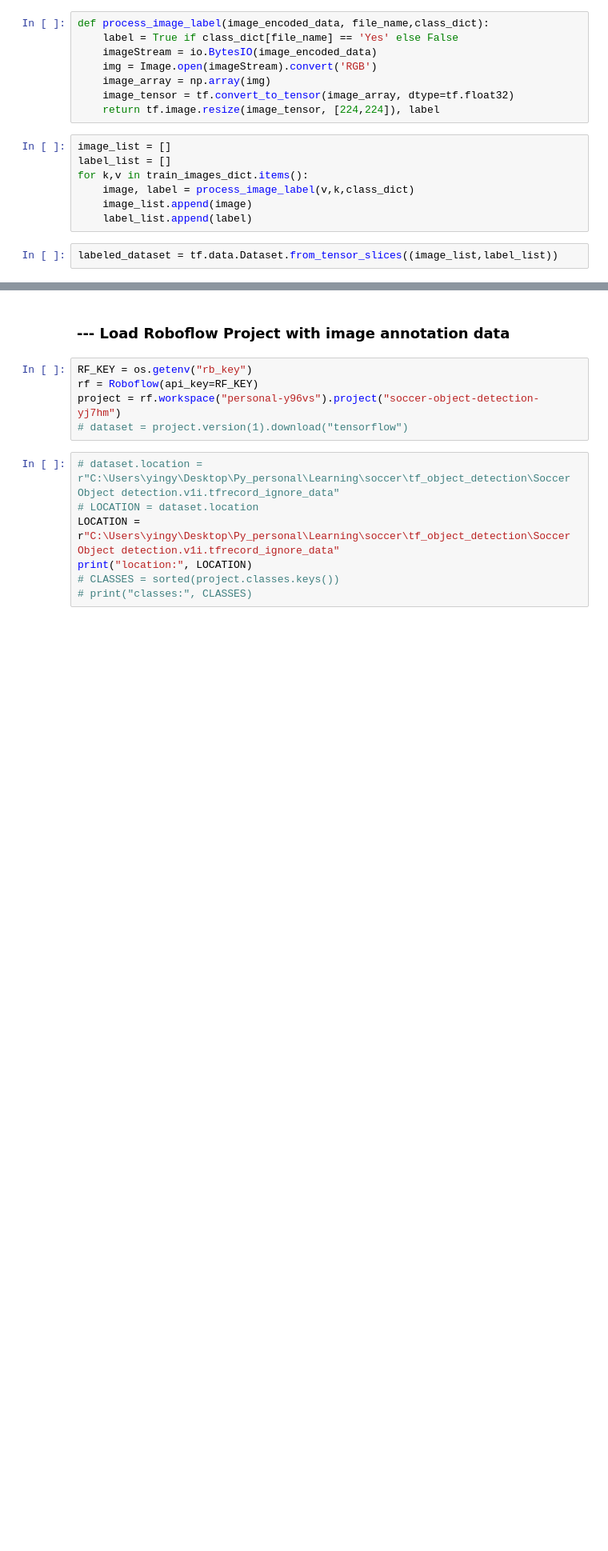
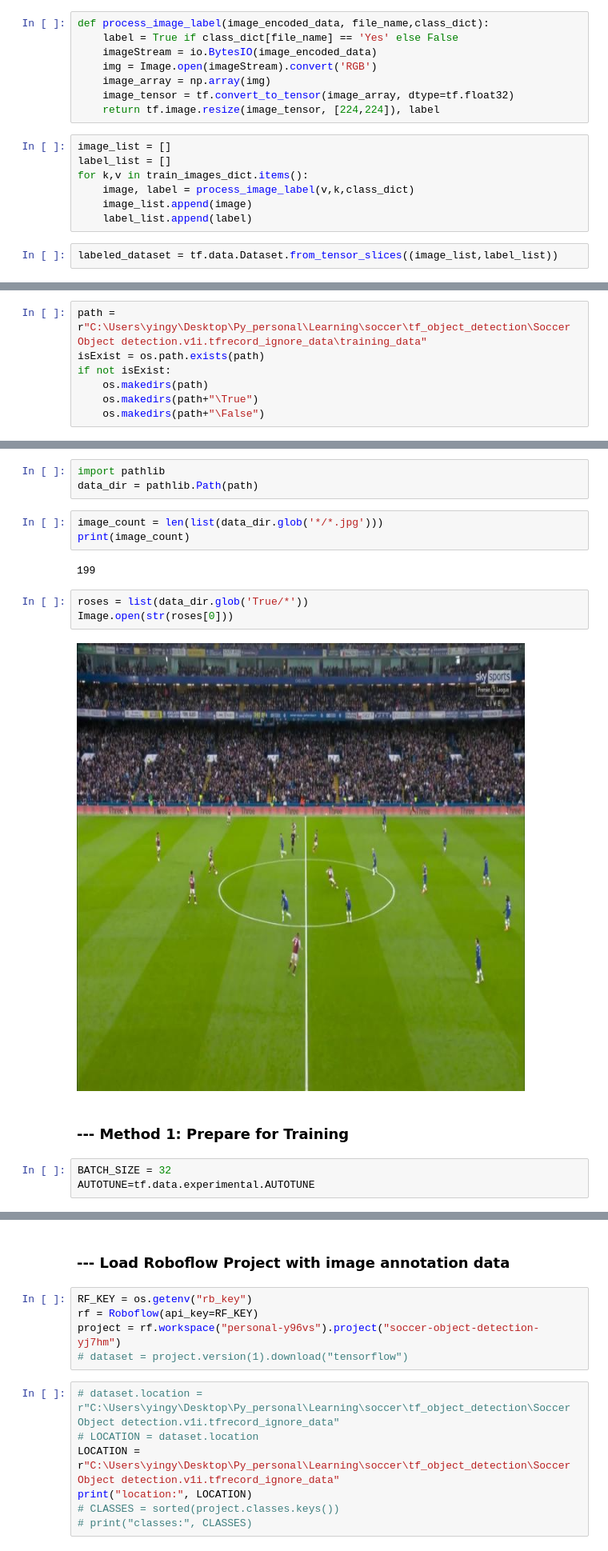
Before and after one commit to yying1/Py_personal, a Jupyter notebook: Learning/soccer/tf_object_detection/Train.ipynb, the cells around one changed output, grey strips where cells are left out. Shown at 80% size. Cells and saved outputs as stored; diff of their text form; blank space fills up the shorter version.

Commit message:
build training pipeline

```diff
--- a/Learning/soccer/tf_object_detection/Train.ipynb
+++ b/Learning/soccer/tf_object_detection/Train.ipynb
@@ -118,0 +93,7 @@ Label:  True
+# %%
+path =  r"C:\Users\yingy\Desktop\Py_personal\Learning\soccer\tf_object_detection\Soccer Object detection.v1i.tfrecord_ignore_data\training_data"
+isExist = os.path.exists(path)
+if not isExist:
+    os.makedirs(path)
+    os.makedirs(path+"\True")
+    os.makedirs(path+"\False")
@@ -118,0 +113,18 @@ Label:  True
+# %%
+import pathlib
+data_dir = pathlib.Path(path)
+# %%
+image_count = len(list(data_dir.glob('*/*.jpg')))
+print(image_count)
+# %% [output]
+199
+# %%
+roses = list(data_dir.glob('True/*'))
+Image.open(str(roses[0]))
+# %% [output]
+[figure, added]
+# %% [markdown]
+### --- Method 1: Prepare for Training
+# %%
+BATCH_SIZE = 32
+AUTOTUNE=tf.data.experimental.AUTOTUNE
```
Also changed, not shown: parts of 33 cells of this notebook, 2 other files.
